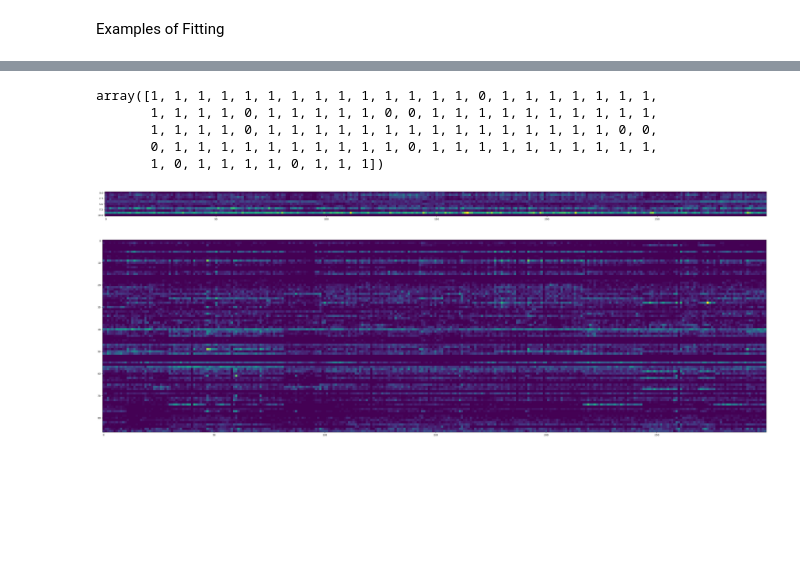
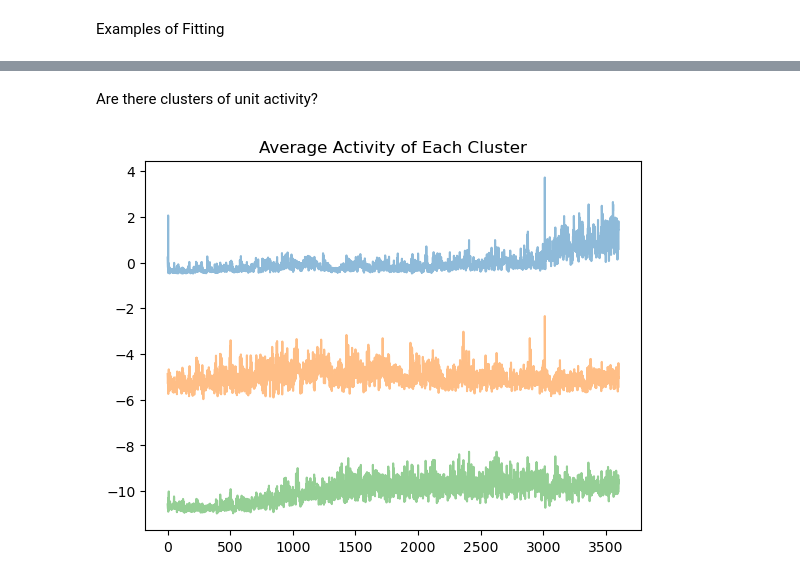
Before and after one commit to matt-wats/AMP3-Spring-2026-Project, a Jupyter notebook: example_fitting.ipynb, the cells around one changed output, grey strips where cells are left out. Cells and saved outputs as stored; diff of their text form; code cells hidden in the pictures; blank space fills up the shorter version.

Commit message:
Updated fitting examples with more examples including behavioral data

```diff
--- a/example_fitting.ipynb
+++ b/example_fitting.ipynb
@@ -88,5 +77,5 @@ min_t, max_t
 # %%
-binSize = 0.25 # Can change this to any number of seconds
+binSize = 1.0 # Can change this to any number of seconds
 bins = np.arange(min_t, max_t+binSize, binSize)
 len(bins)
 # %% [output]
@@ -94,11 +82,0 @@ len(bins)
-# %%
-#Here's where we loop through the units in our area of interest
-area_of_interest = 'VISp'
-area_change_responses = []
-area_units = good_units[good_units['structure_acronym']==area_of_interest]
-for iu, unit in area_units.iterrows():
-    unit_spike_times = spike_times[iu]
-    counts = np.histogram(spike_times[iu], bins)[0]
-    unit_change_response = counts
-    area_change_responses.append(unit_change_response)
-area_change_responses = np.array(area_change_responses)
@@ -110,2 +144,10 @@ plt.plot(area_change_responses[4])
 # %% [markdown]
 Examples of Fitting
+# %%
+# For fitting, we should normalize the data
+
+from sklearn.preprocessing import StandardScaler
+
+norm_spike_counts = StandardScaler().fit_transform(binned_spike_counts.T).T
+norm_running_speed = StandardScaler().fit_transform(binned_running_speed.reshape(-1,1)).T
+norm_pupil_area = StandardScaler().fit_transform(binned_pupil_area.reshape(-1,1)).T
@@ -139,18 +190,21 @@ plt.show()
+# %% [markdown]
+Are there clusters of unit activity?
 # %%
 from sklearn.cluster import KMeans
-kmeans = KMeans(n_clusters=2, random_state=2, n_init="auto").fit(area_change_responses)
-kmeans.labels_
+
+n_clusters = 3
+
+kmeans = KMeans(n_clusters=n_clusters, random_state=0, n_init="auto").fit(norm_spike_counts)
+
+grs = []
+for i in range(n_clusters):
+    group_response = norm_spike_counts[kmeans.labels_==i, :]
+    grs.append(group_response)
-# %% [output]
-array([1, 1, 1, 1, 1, 1, 1, 1, 1, 1, 1, 1, 1, 1, 0, 1, 1, 1, 1, 1, 1, 1,
-       1, 1, 1, 1, 0, 1, 1, 1, 1, 1, 0, 0, 1, 1, 1, 1, 1, 1, 1, 1, 1, 1,
-       1, 1, 1, 1, 0, 1, 1, 1, 1, 1, 1, 1, 1, 1, 1, 1, 1, 1, 1, 1, 0, 0,
-       0, 1, 1, 1, 1, 1, 1, 1, 1, 1, 1, 0, 1, 1, 1, 1, 1, 1, 1, 1, 1, 1,
-       1, 0, 1, 1, 1, 1, 0, 1, 1, 1])
 # %%
-for i in range(2):
-    fig = plt.figure(figsize=(50,50))
-    plt.imshow(area_change_responses[kmeans.labels_==i, 1000:1300])
-    plt.show()
+for i,gr in enumerate(grs):
+    plt.plot(np.mean(gr,axis=0) - 5*i, alpha=0.5)
+
+plt.title("Average Activity of Each Cluster")
+plt.show()
 # %% [output]
-[figure, old version]
+[figure, new version]
-[figure, removed]
```
Also changed, not shown: parts of 16 cells of this notebook.
